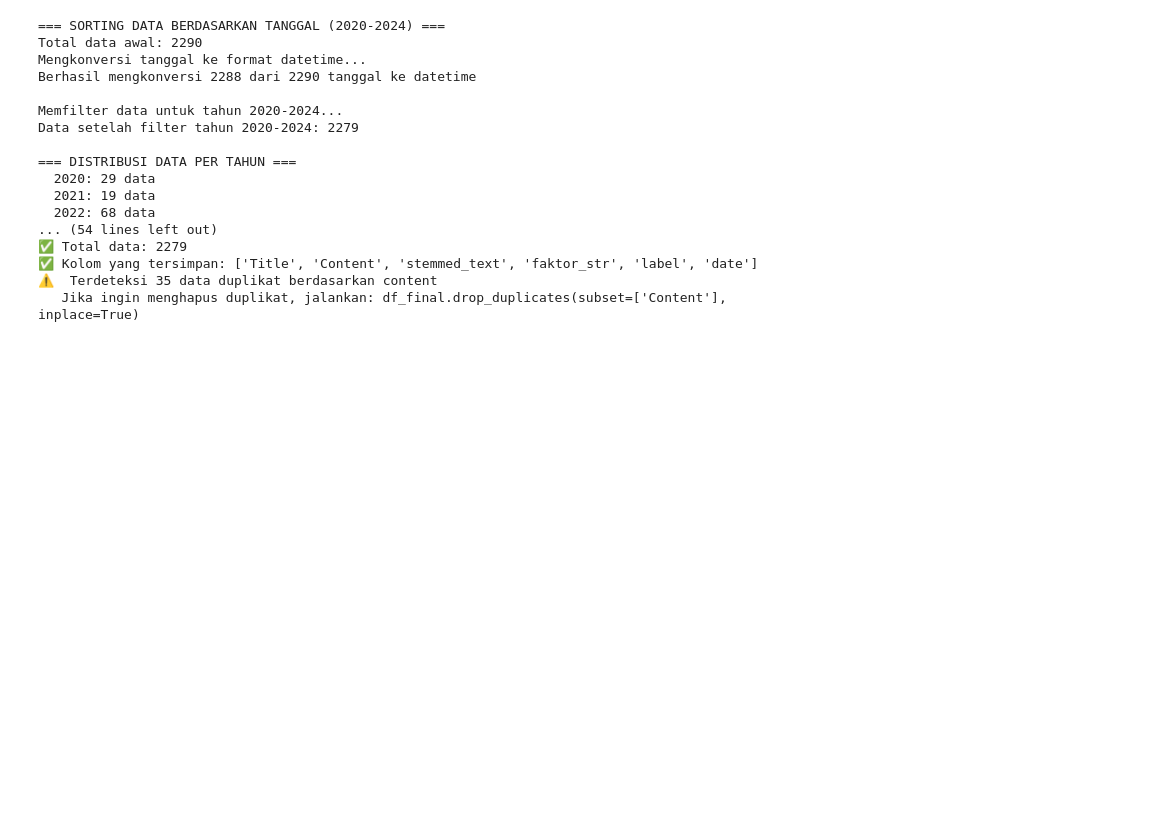
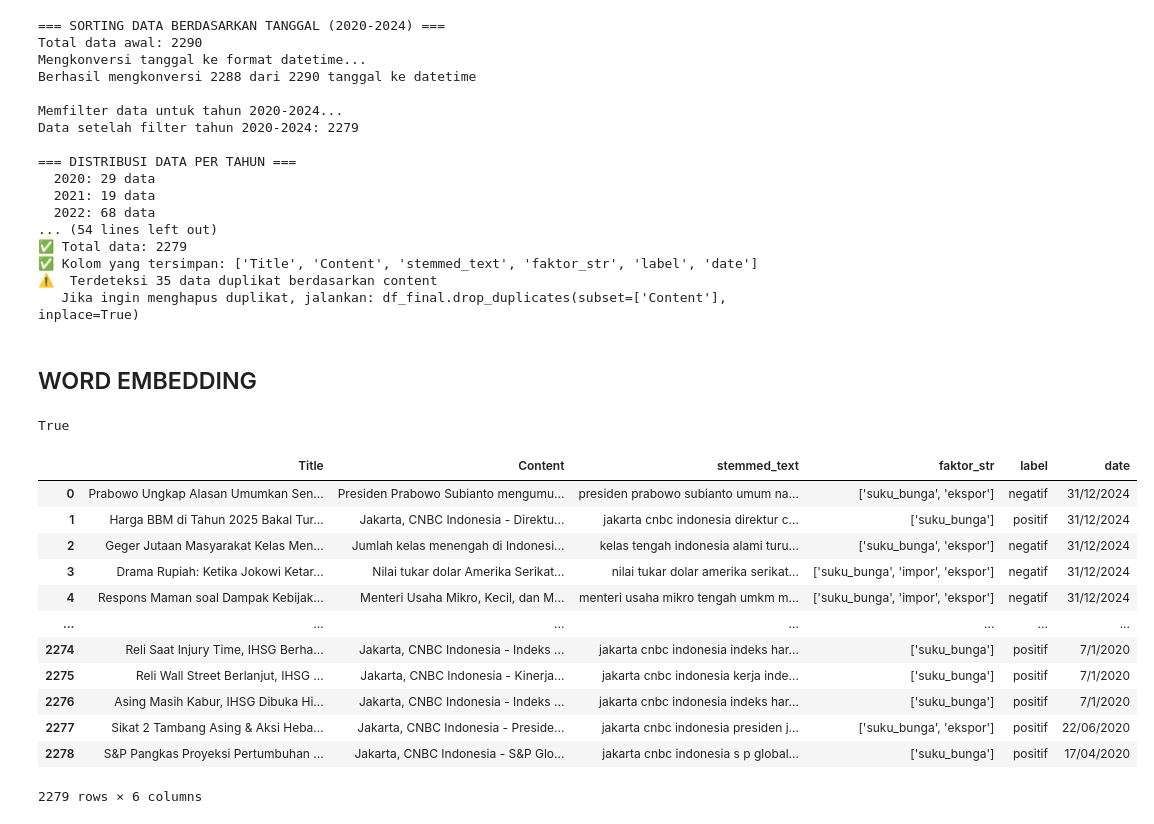
Before and after one commit to adindasyv/skripsi_2025, a Jupyter notebook: fix_news.ipynb, the cells around one changed output. Drawn from its saved outputs; the diff is of its cells as text; code cells hidden in the pictures; blank space fills up the shorter version.

Commit message:
upload new word embedding

```diff
--- a/fix_news.ipynb
+++ b/fix_news.ipynb
@@ -580,3 +580,5 @@ Data setelah filter tahun 2020-2024: 2279
    Jika ingin menghapus duplikat, jalankan: df_final.drop_duplicates(subset=['Content'], inplace=True)
 # %%
 df_final.drop_duplicates(subset=['Content'], inplace=True)
+# %% [markdown]
+## WORD EMBEDDING
@@ -582,0 +593,23 @@ df_final.drop_duplicates(subset=['Content'], inplace=True)
+# %%
+from gensim.models import FastText
+import nltk
+nltk.download('punkt', quiet=True)
+# %% [output]
+True
+# %%
+df = pd.read_csv(r'D:\SKRIPSI\skripsi_2025\fix_dataset\berita_combined_2020-2024.csv')
+df
+# %% [output]
+|  | Title | Content | stemmed_text | faktor_str | label | date |
+| 0 | Prabowo Ungkap Alasan Umumkan Sen... | Presiden Prabowo Subianto mengumu... | presiden prabowo subianto umum na... | ['suku_bunga', 'ekspor'] | negatif | 31/12/2024 |
+| 1 | Harga BBM di Tahun 2025 Bakal Tur... | Jakarta, CNBC Indonesia - Direktu... | jakarta cnbc indonesia direktur c... | ['suku_bunga'] | positif | 31/12/2024 |
+| 2 | Geger Jutaan Masyarakat Kelas Men... | Jumlah kelas menengah di Indonesi... | kelas tengah indonesia alami turu... | ['suku_bunga', 'ekspor'] | negatif | 31/12/2024 |
+| 3 | Drama Rupiah: Ketika Jokowi Ketar... | Nilai tukar dolar Amerika Serikat... | nilai tukar dolar amerika serikat... | ['suku_bunga', 'impor', 'ekspor'] | negatif | 31/12/2024 |
+| 4 | Respons Maman soal Dampak Kebijak... | Menteri Usaha Mikro, Kecil, dan M... | menteri usaha mikro tengah umkm m... | ['suku_bunga', 'impor', 'ekspor'] | negatif | 31/12/2024 |
+| ... | ... | ... | ... | ... | ... | ... |
+| 2274 | Reli Saat Injury Time, IHSG Berha... | Jakarta, CNBC Indonesia - Indeks ... | jakarta cnbc indonesia indeks har... | ['suku_bunga'] | positif | 7/1/2020 |
+| 2275 | Reli Wall Street Berlanjut, IHSG ... | Jakarta, CNBC Indonesia - Kinerja... | jakarta cnbc indonesia kerja inde... | ['suku_bunga'] | positif | 7/1/2020 |
+| 2276 | Asing Masih Kabur, IHSG Dibuka Hi... | Jakarta, CNBC Indonesia - Indeks ... | jakarta cnbc indonesia indeks har... | ['suku_bunga'] | positif | 7/1/2020 |
+| 2277 | Sikat 2 Tambang Asing & Aksi Heba... | Jakarta, CNBC Indonesia - Preside... | jakarta cnbc indonesia presiden j... | ['suku_bunga', 'ekspor'] | positif | 22/06/2020 |
+| 2278 | S&P Pangkas Proyeksi Pertumbuhan ... | Jakarta, CNBC Indonesia - S&P Glo... | jakarta cnbc indonesia s p global... | ['suku_bunga'] | positif | 17/04/2020 |
+2279 rows × 6 columns
```
Also changed, not shown: parts of 7 cells of this notebook, 3 other files.
